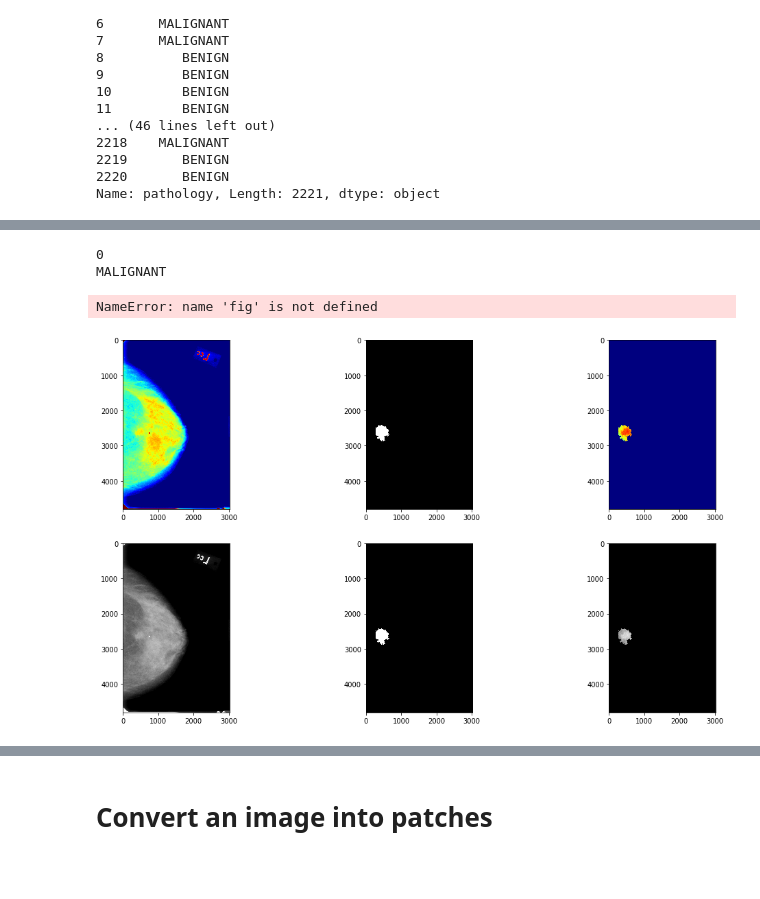
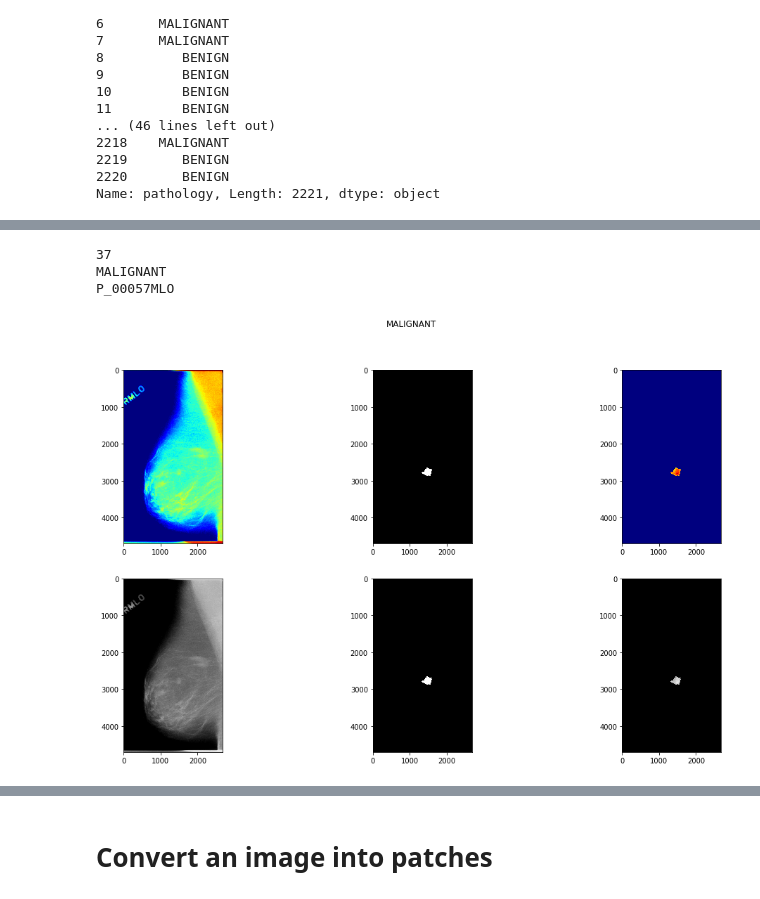
Before and after one commit to erh94/DetectionofBreastCancerUsingDL, a Jupyter notebook: MIL/preprocess-Copy1.ipynb, the cells around one changed output, grey strips where cells are left out. Drawn from its saved outputs; the diff is of its cells as text; code cells hidden in the pictures; blank space fills up the shorter version.

```diff
--- a/MIL/preprocess-Copy1.ipynb
+++ b/MIL/preprocess-Copy1.ipynb
@@ -151,41 +235,43 @@ Name: pathology, Length: 2221, dtype: object
 # %%
 idx=np.random.randint(0,2221)
 # idx=24
 # idx = 1531
-idx = 2186
-for idx in range(len(train_df)):
-    print(idx)
-    filename =  train_df['patient_id'][idx]+train_df['image view'][idx]
-    imgdcm = train_df['image file path'][idx]
-    maskdcm = train_df['ROI mask file path'][idx]
-    img =  DCM.read_file(imgdcm).pixel_array.astype(float)
-    mask = DCM.read_file(maskdcm).pixel_array.astype(float)
-    img = (np.maximum(img,0)/ img.max()) * 255.0
-    img = np.uint8(img)
-    mask = (np.maximum(mask,0)/mask.max())
-    # print(imgdcm)
-    # print(maskdcm)
-    print(train_df['pathology'][idx])
-    plt.rcParams["figure.figsize"] = [18,10]
-    f = plt.figure(figsize=(18,10))
-    ax = f.add_subplot(231)
-    ax2 = f.add_subplot(232)
-    ax3=f.add_subplot(233)
-    ax.imshow(img,cmap='jet')
-    ax2.imshow(mask,cmap='gray')
-    ax3.imshow(img*mask,cmap='jet')
-    # f = plt.figure(figsize=(15,12))
-    ax4 = f.add_subplot(234)
-    ax5 = f.add_subplot(235)
-    ax6=f.add_subplot(236)
-    ax4.imshow(img,cmap='gray')
-    ax5.imshow(mask,cmap='gray')
-    ax6.imshow(img*mask,cmap='gray')
-    fig.suptitle(train_df['pathology'][idx])
-    print(filename)
-    plt.savefig('./images/'+filename+'.png')
+# idx = 2186
+# for idx in range(len(train_df)):
+#idx = 243 benign
+#idx = 27 benign
+print(idx)
+filename =  train_df['patient_id'][idx]+train_df['image view'][idx]
+imgdcm = train_df['image file path'][idx]
+maskdcm = train_df['ROI mask file path'][idx]
+img =  DCM.read_file(imgdcm).pixel_array.astype(float)
+mask = DCM.read_file(maskdcm).pixel_array.astype(float)
+img = (np.maximum(img,0)/ img.max()) * 255.0
+img = np.uint8(img)
+mask = (np.maximum(mask,0)/mask.max())
+# print(imgdcm)
+# print(maskdcm)
+print(train_df['pathology'][idx])
+plt.rcParams["figure.figsize"] = [18,10]
+f = plt.figure(figsize=(18,10))
+ax = f.add_subplot(231)
+ax2 = f.add_subplot(232)
+ax3=f.add_subplot(233)
+ax.imshow(img,cmap='jet')
+ax2.imshow(mask,cmap='gray')
+ax3.imshow(img*mask,cmap='jet')
+# f = plt.figure(figsize=(15,12))
+ax4 = f.add_subplot(234)
+ax5 = f.add_subplot(235)
+ax6=f.add_subplot(236)
+ax4.imshow(img,cmap='gray')
+ax5.imshow(mask,cmap='gray')
+ax6.imshow(img*mask,cmap='gray')
+f.suptitle(train_df['pathology'][idx])
+print(filename)
+# plt.savefig('./images/'+filename+'.png')
 # %% [output]
-0
+37
 MALIGNANT
+P_00057MLO
-NameError: name 'fig' is not defined
-[figure, old version]
+[figure, new version]
```
Also changed, not shown: parts of 31 cells of this notebook, 11 other files.
